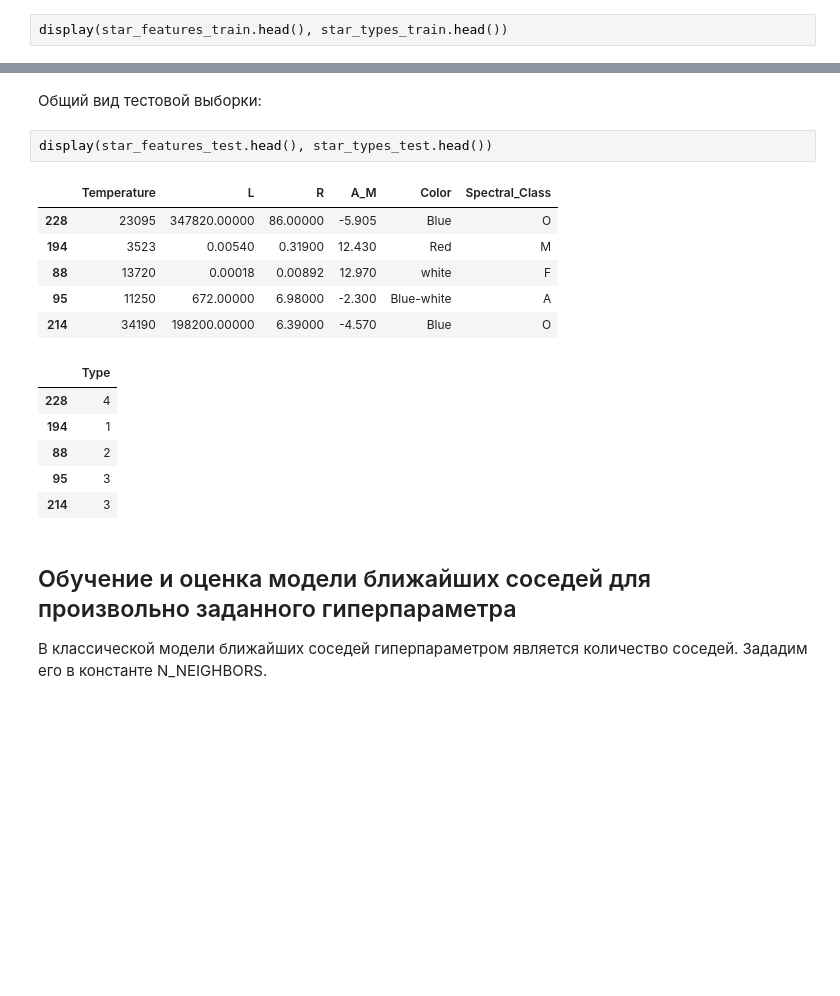
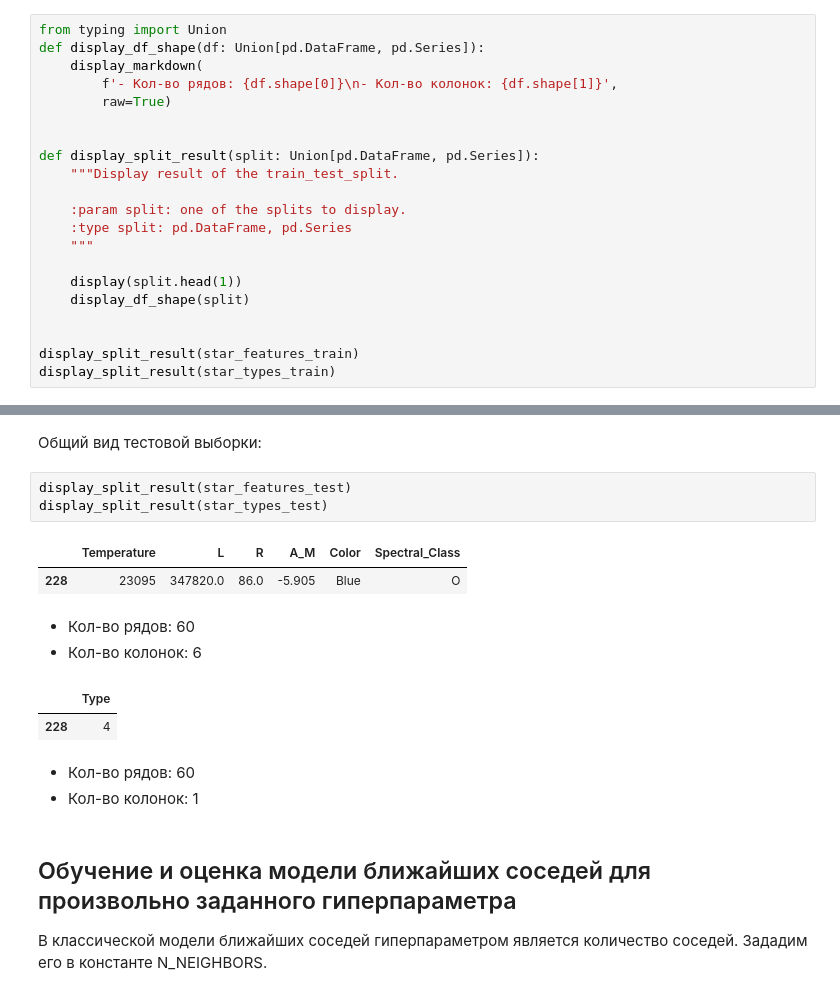
Before and after one commit to DeadlySquad13/ml_course_2022, a Jupyter notebook: tmo/MachineLearningTechnologies__Labs/MachineLearningTechnologies__Lab3/Lab3.sync.ipynb, the cells around one changed output, grey strips where cells are left out. Drawn from its saved outputs; the diff is of its cells as text; blank space fills up the shorter version.

```diff
--- a/tmo/MachineLearningTechnologies__Labs/MachineLearningTechnologies__Lab3/Lab3.sync.ipynb
+++ b/tmo/MachineLearningTechnologies__Labs/MachineLearningTechnologies__Lab3/Lab3.sync.ipynb
@@ -263,4 +246,23 @@ pd.DataFrame(star_features_preprocessed)
 # %%
-display(star_features_train.head(), star_types_train.head())
+from typing import Union
+def display_df_shape(df: Union[pd.DataFrame, pd.Series]):
+    display_markdown(
+        f'- Кол-во рядов: {df.shape[0]}\n- Кол-во колонок: {df.shape[1]}',
+        raw=True)
+
+
+def display_split_result(split: Union[pd.DataFrame, pd.Series]):
+    """Display result of the train_test_split.
+
+    :param split: one of the splits to display.
+    :type split: pd.DataFrame, pd.Series
+    """
+
+    display(split.head(1))
+    display_df_shape(split)
+
+
+display_split_result(star_features_train)
+display_split_result(star_types_train)
 # %% [output]
 |  | Temperature | L | R | A_M | Color | Spectral_Class |
@@ -278,20 +276,17 @@ display(star_features_train.head(), star_types_train.head())
 # %% [markdown]
 Общий вид тестовой выборки:
 # %%
-display(star_features_test.head(), star_types_test.head())
+display_split_result(star_features_test)
+display_split_result(star_types_test)
 # %% [output]
 |  | Temperature | L | R | A_M | Color | Spectral_Class |
-| 228 | 23095 | 347820.00000 | 86.00000 | -5.905 | Blue | O |
-| 194 | 3523 | 0.00540 | 0.31900 | 12.430 | Red | M |
-| 88 | 13720 | 0.00018 | 0.00892 | 12.970 | white | F |
-| 95 | 11250 | 672.00000 | 6.98000 | -2.300 | Blue-white | A |
-| 214 | 34190 | 198200.00000 | 6.39000 | -4.570 | Blue | O |
+| 228 | 23095 | 347820.0 | 86.0 | -5.905 | Blue | O |
+- Кол-во рядов: 60
+- Кол-во колонок: 6
 |  | Type |
 | 228 | 4 |
-| 194 | 1 |
-| 88 | 2 |
-| 95 | 3 |
-| 214 | 3 |
+- Кол-во рядов: 60
+- Кол-во колонок: 1
 # %% [markdown]
 ## Обучение и оценка модели ближайших соседей для произвольно заданного гиперпараметра
 В классической модели ближайших соседей гиперпараметром является количество
```
Also changed, not shown: parts of 10 cells of this notebook, 1 other file.
